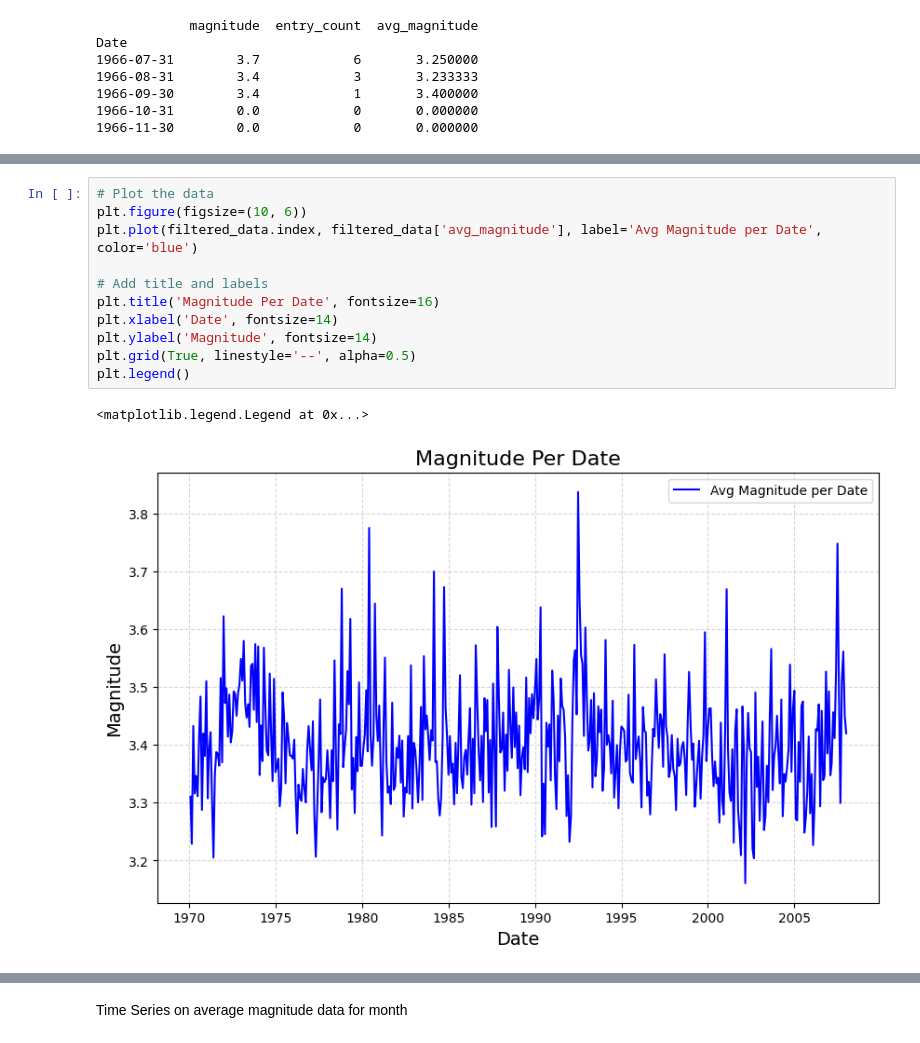
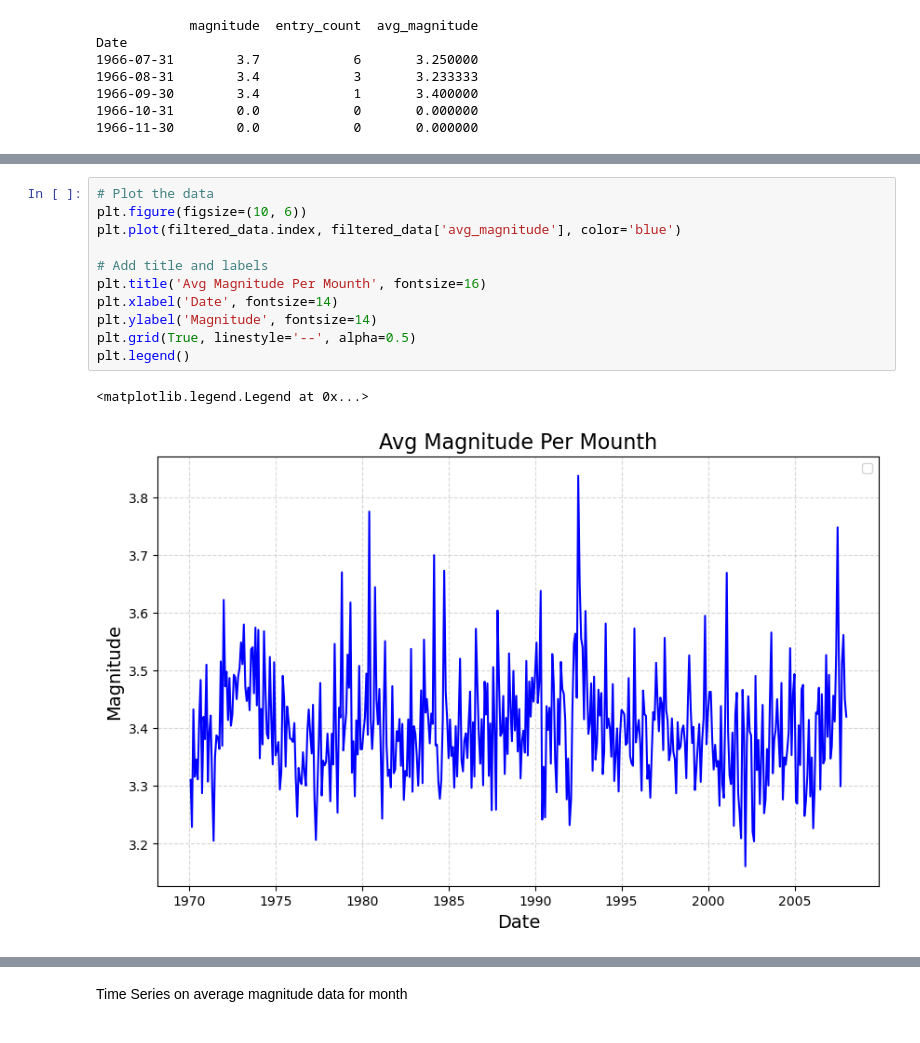
Before and after one commit to Piotrek2133/Earthquake_detection, a Jupyter notebook: time_series.ipynb, the cells around one changed output, grey strips where cells are left out. Drawn from its saved outputs; the diff is of its cells as text.

```diff
--- a/time_series.ipynb
+++ b/time_series.ipynb
@@ -134,14 +134,14 @@ plt.legend()
 # %%
 # Plot the data
 plt.figure(figsize=(10, 6))
-plt.plot(filtered_data.index, filtered_data['avg_magnitude'], label='Avg Magnitude per Date', color='blue')
+plt.plot(filtered_data.index, filtered_data['avg_magnitude'], color='blue')
 
 # Add title and labels
-plt.title('Magnitude Per Date', fontsize=16)
+plt.title('Avg Magnitude Per Mounth', fontsize=16)
 plt.xlabel('Date', fontsize=14)
 plt.ylabel('Magnitude', fontsize=14)
 plt.grid(True, linestyle='--', alpha=0.5)
 plt.legend()
 # %% [output]
 <matplotlib.legend.Legend at 0x...>
-[figure, old version]
+[figure, new version]
```
Also changed, not shown: parts of 20 cells of this notebook, 8 other files.
